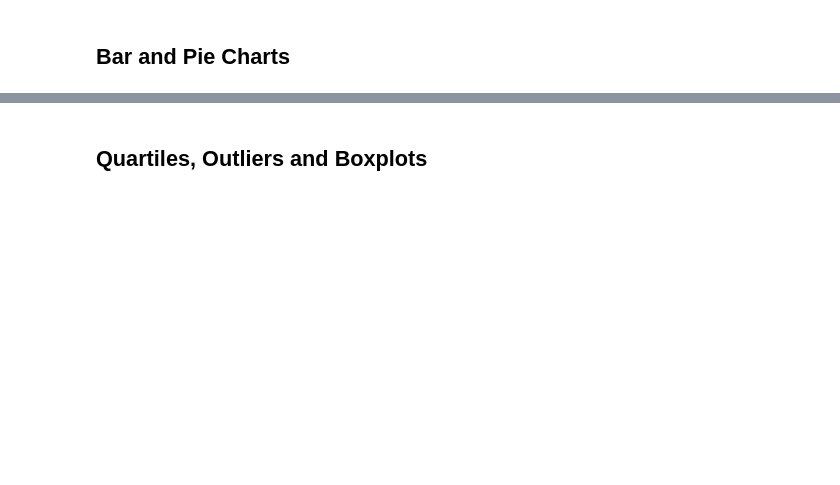
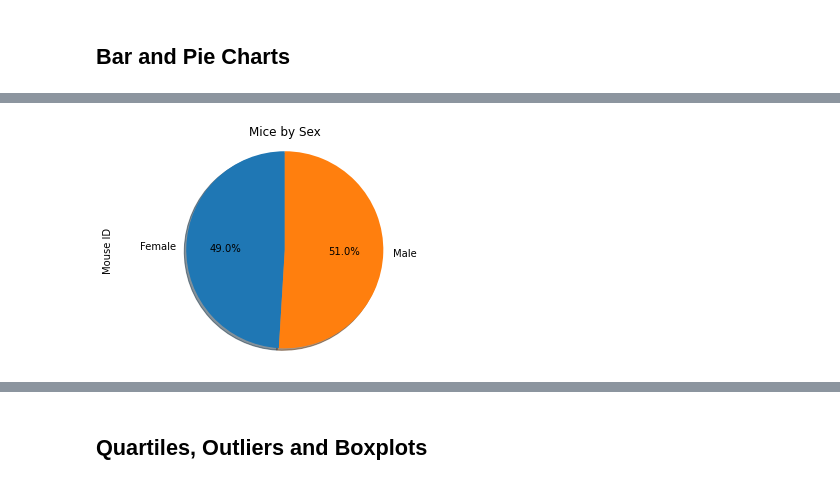
Before and after one commit to awinston8089/matplotlibchallenge, a Jupyter notebook: Instructions/Pymaceuticals/pymaceuticals_starter.ipynb, the cells around one changed output, grey strips where cells are left out. Saved outputs shown, nothing was run; the diff lists cells and outputs as text; code cells hidden in the pictures; blank space fills up the shorter version.

```diff
--- a/Instructions/Pymaceuticals/pymaceuticals_starter.ipynb
+++ b/Instructions/Pymaceuticals/pymaceuticals_starter.ipynb
@@ -132,4 +165,12 @@ summary_table_df
 # %%
 # Generate a pie plot showing the distribution of female versus male mice using pandas
+totalmice_malefemale = mousestudy_cleandata_df.groupby('Sex')['Mouse ID'].count()
+type (totalmice_malefemale)
+
+totalmice_malefemale.plot(kind='pie', title="Mice by Sex", autopct="%1.1f%%", shadow=True, startangle=90)
+plt.axis("equal")
+plt.show()
+# %% [output]
+[figure, added]
 # %%
 # Generate a pie plot showing the distribution of female versus male mice using pyplot
```
Also changed, not shown: parts of 13 cells of this notebook, 2 other files.
